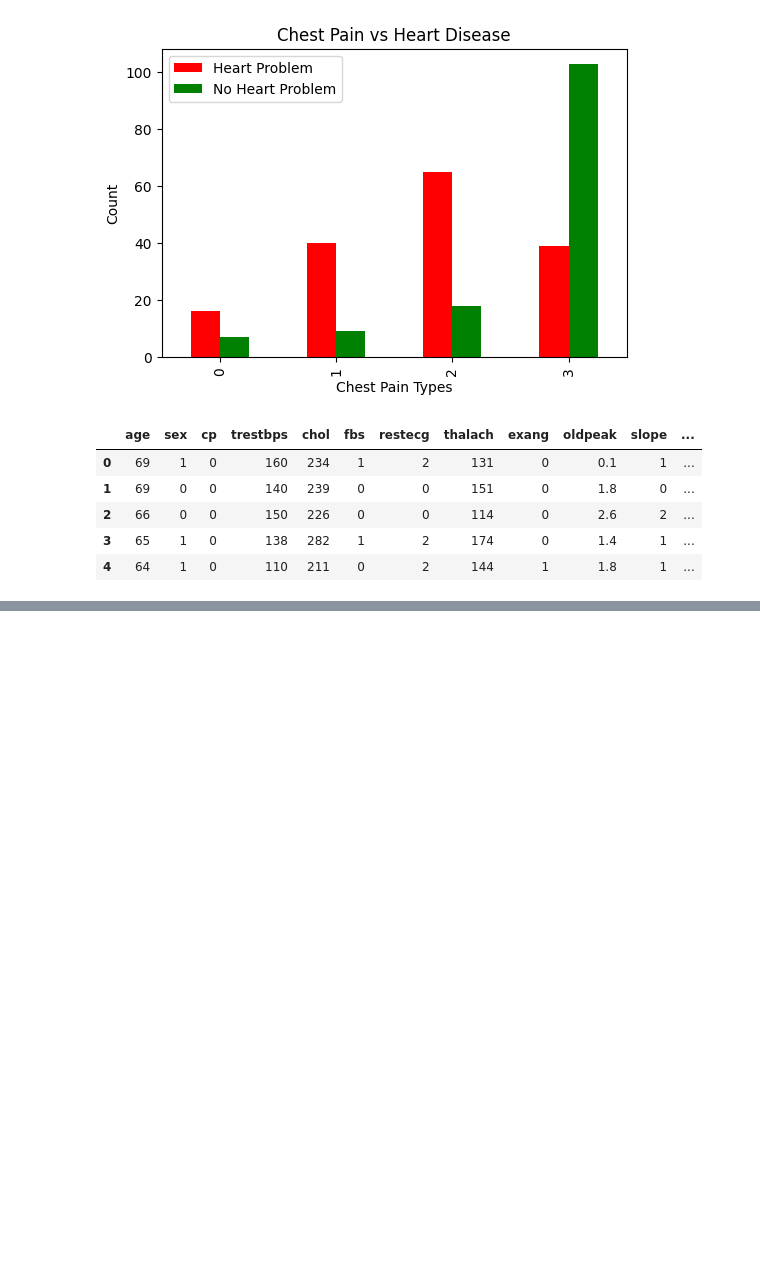
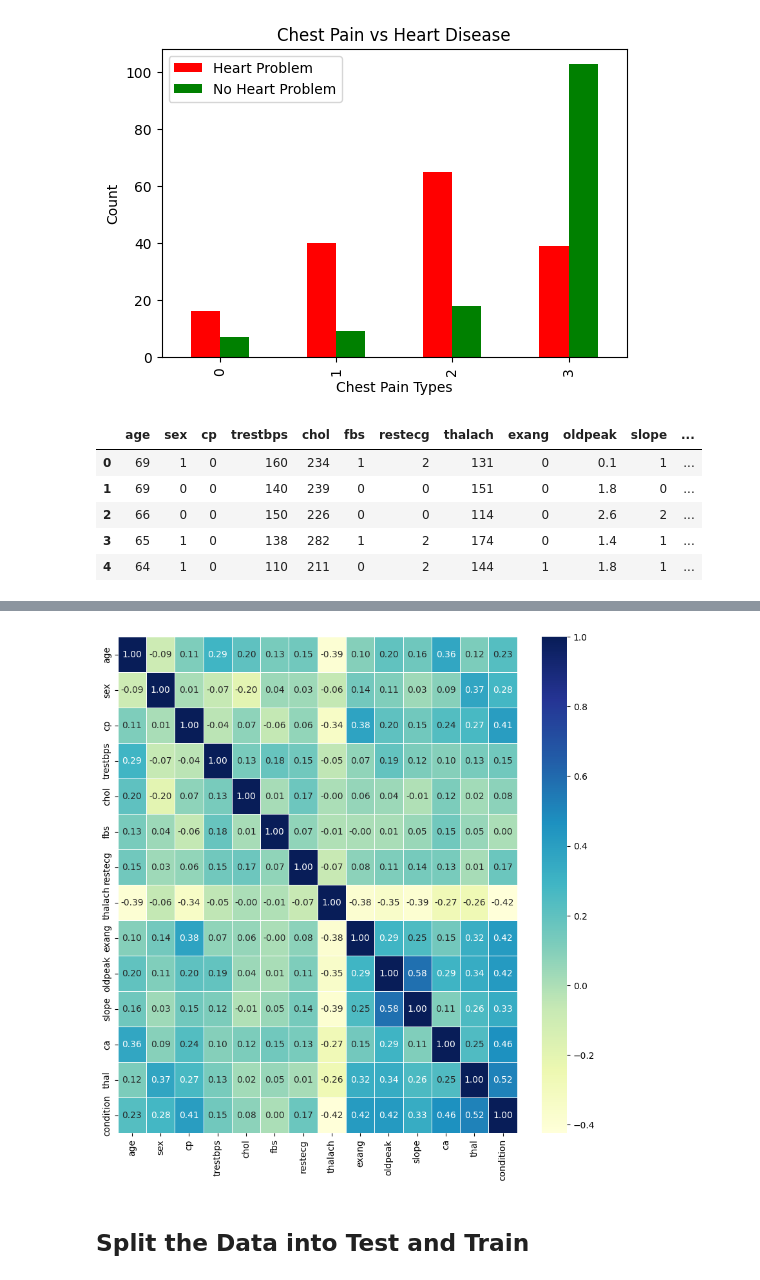
Before and after one commit to MYaseenLiaqat/data-science-foundations, a Jupyter notebook: projects/cardio_project/heart_disease_analysis.ipynb, the cells around one changed output, grey strips where cells are left out. Cells and saved outputs as stored; diff of their text form; code cells hidden in the pictures; blank space fills up the shorter version.

```diff
--- a/projects/cardio_project/heart_disease_analysis.ipynb
+++ b/projects/cardio_project/heart_disease_analysis.ipynb
@@ -221,3 +221,16 @@ df.corr()
 | ca | 0.362210 | 0.091925 | 0.235644 | 0.097954 | 0.115945 | 0.152086 | 0.129021 | -0.268727 | 0.148232 | 0.294452 | 0.109761 | ... |
 | thal | 0.120795 | 0.370556 | 0.266275 | 0.130612 | 0.023441 | 0.051038 | 0.013612 | -0.258386 | 0.323268 | 0.336809 | 0.260096 | ... |
 | condition | 0.227075 | 0.278467 | 0.408945 | 0.153490 | 0.080285 | 0.003167 | 0.166343 | -0.423817 | 0.421355 | 0.424052 | 0.333049 | ... |
+# %%
+cor_map=df.corr()
+home,room=plt.subplots(figsize=(10,10))
+room=sns.heatmap(cor_map,
+                annot=True,
+                 linewidths=0.5,
+                fmt='0.2f',
+                 cmap='YlGnBu'
+                );
+# %% [output]
+[figure, added]
+# %% [markdown]
+## Split the Data into Test and Train
```
Also changed, not shown: parts of 15 cells of this notebook.
